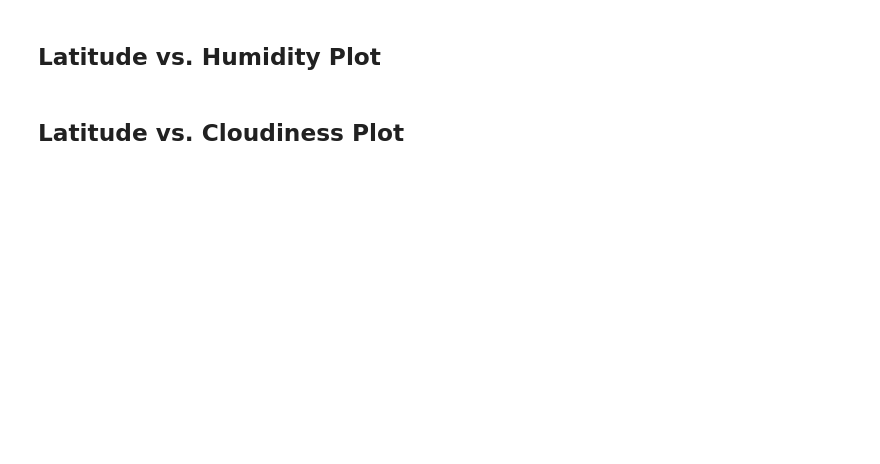
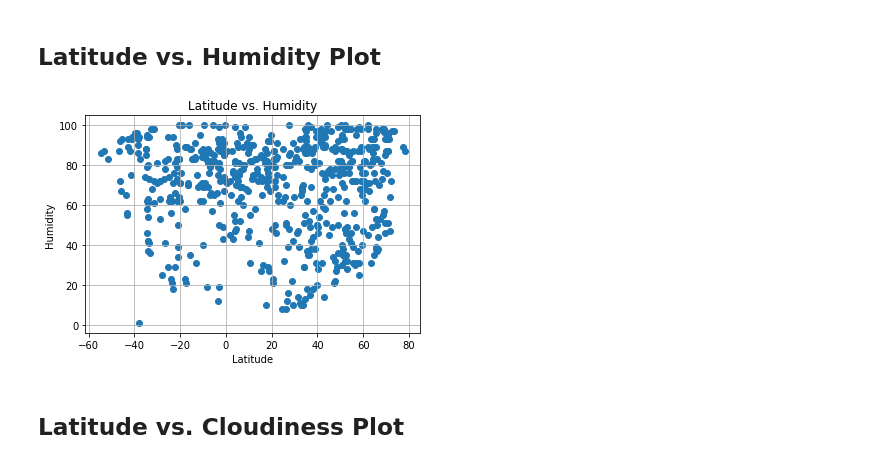
Before and after one commit to Ramyals-web/Python-API-Challenges, a Jupyter notebook: starter_code/WeatherPy.ipynb, the cells around one changed output. Cells and saved outputs as stored; diff of their text form; code cells hidden in the pictures; blank space fills up the shorter version.

```diff
--- a/starter_code/WeatherPy.ipynb
+++ b/starter_code/WeatherPy.ipynb
@@ -165,4 +196,15 @@ Skip this step if there are no cities that have humidity > 100%.
 # %% [markdown]
 ## Latitude vs. Humidity Plot
+# %%
+plt.scatter(city_data_df["Lat"], city_data_df["Humidity"], marker = "o")
+plt.grid()
+plt.xlabel("Latitude")
+plt.ylabel("Humidity")
+plt.title(f"Latitude vs. Humidity")
+
+plt.savefig("../Output/Lat_vs_humidity")
+plt.show()
+# %% [output]
+[figure, added]
 # %% [markdown]
 ## Latitude vs. Cloudiness Plot
```
Also changed, not shown: parts of 7 cells of this notebook.
